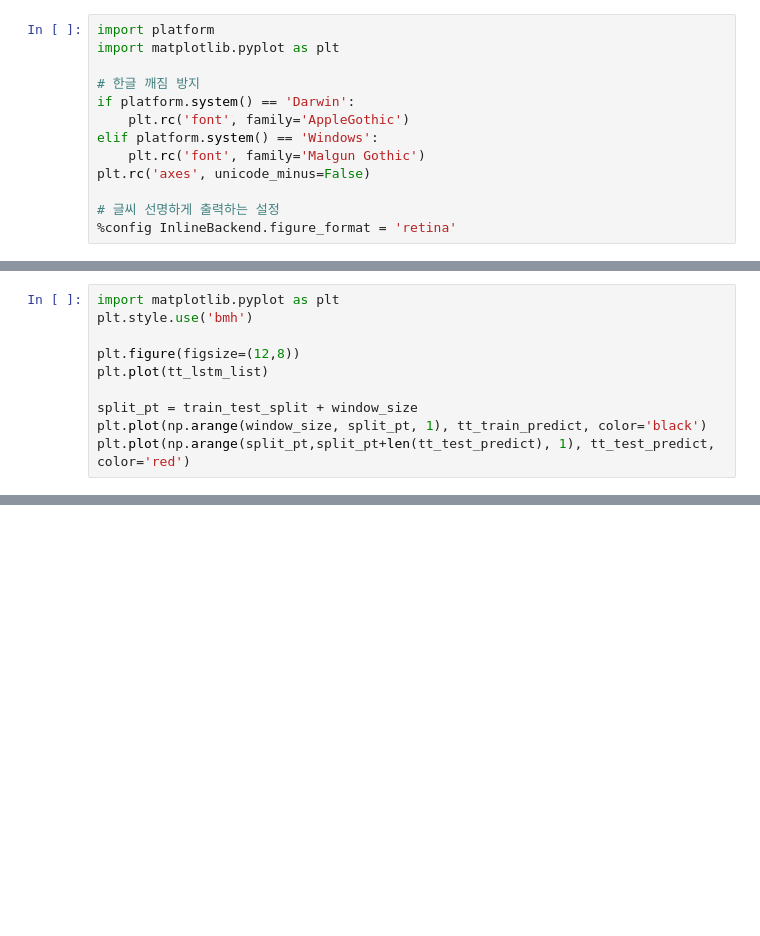
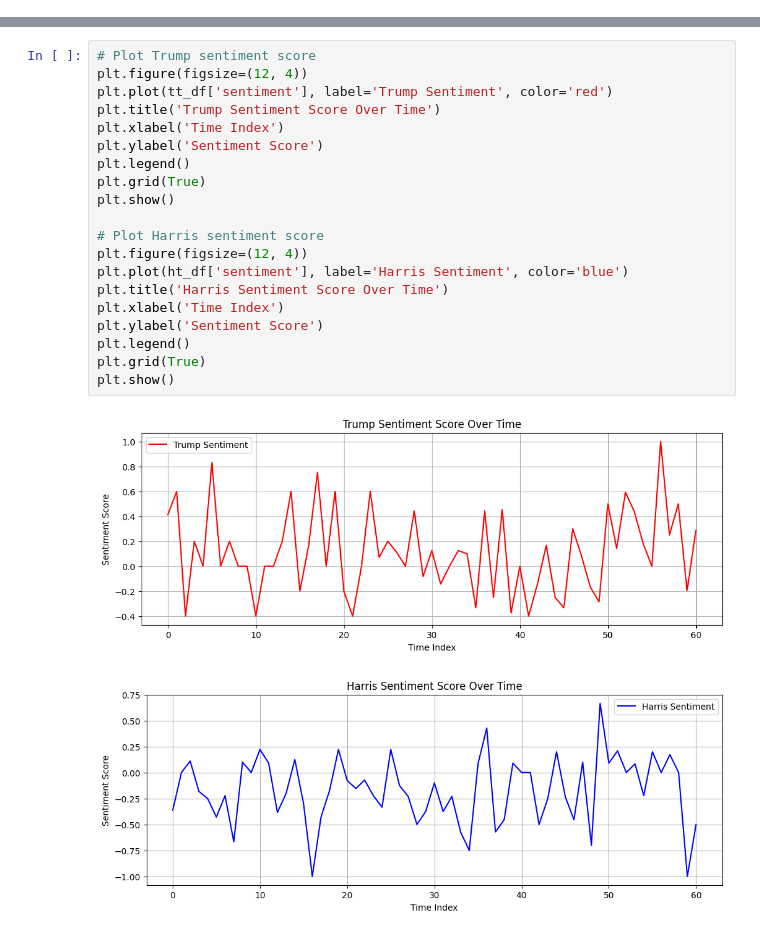
Before and after one commit to b00kkk/US_President_Election_2024, a Jupyter notebook: modeling/modeling.ipynb, the cells around one changed output, grey strips where cells are left out. Saved outputs shown, nothing was run; the diff lists cells and outputs as text; blank space fills up the shorter version.

```diff
--- a/modeling/modeling.ipynb
+++ b/modeling/modeling.ipynb
@@ -1,13 +0,0 @@
-# %%
-import platform
-import matplotlib.pyplot as plt
-
-# 한글 깨짐 방지
-if platform.system() == 'Darwin':
-    plt.rc('font', family='AppleGothic')
-elif platform.system() == 'Windows':
-    plt.rc('font', family='Malgun Gothic')
-plt.rc('axes', unicode_minus=False)
-
-# 글씨 선명하게 출력하는 설정
-%config InlineBackend.figure_format = 'retina'
@@ -187,10 +0,0 @@ th_test_predict=th_model.predict(X_th_test)
-# %%
-import matplotlib.pyplot as plt
-plt.style.use('bmh')
-
-plt.figure(figsize=(12,8))
-plt.plot(tt_lstm_list)
-
-split_pt = train_test_split + window_size
-plt.plot(np.arange(window_size, split_pt, 1), tt_train_predict, color='black')
-plt.plot(np.arange(split_pt,split_pt+len(tt_test_predict), 1), tt_test_predict, color='red')
@@ -328,0 +8,23 @@ plt.show()
+# %%
+# Plot Trump sentiment score
+plt.figure(figsize=(12, 4))
+plt.plot(tt_df['sentiment'], label='Trump Sentiment', color='red')
+plt.title('Trump Sentiment Score Over Time')
+plt.xlabel('Time Index')
+plt.ylabel('Sentiment Score')
+plt.legend()
+plt.grid(True)
+plt.show()
+
+# Plot Harris sentiment score
+plt.figure(figsize=(12, 4))
+plt.plot(ht_df['sentiment'], label='Harris Sentiment', color='blue')
+plt.title('Harris Sentiment Score Over Time')
+plt.xlabel('Time Index')
+plt.ylabel('Sentiment Score')
+plt.legend()
+plt.grid(True)
+plt.show()
+# %% [output]
+[figure, added]
+[figure, added]
```
Also changed, not shown: parts of 33 cells of this notebook.
